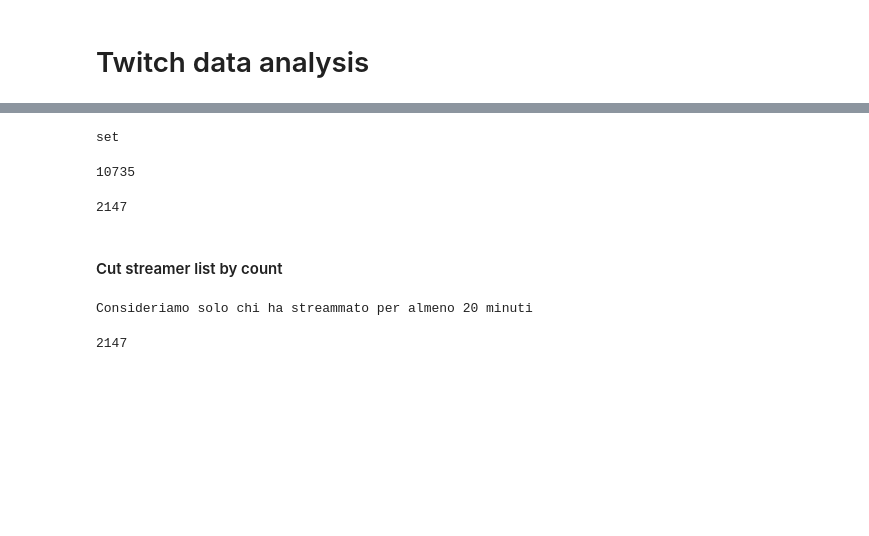
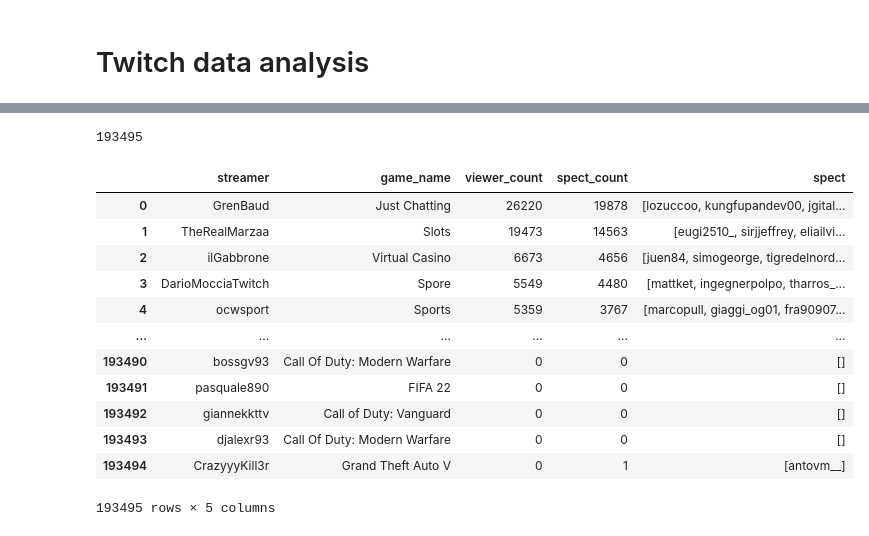
Before and after one commit to gianscuri/Italian_Twitch_Community_Graph_Database, a Jupyter notebook: Data_cleaning.ipynb, the cells around one changed output, grey strips where cells are left out. Cells and saved outputs as stored; diff of their text form; code cells hidden in the pictures; blank space fills up the shorter version.

```diff
--- a/Data_cleaning.ipynb
+++ b/Data_cleaning.ipynb
@@ -128,3 +127,8 @@ for streamer in data_dict[time_obj].keys():
+# %%
+def remove_bot(spect_with_bot, bot_set):
+    return list(set(spect_with_bot) - bot_set)
 # %%
-for streamer in data_dict[time_obj].keys():
-    data_dict[time_obj][streamer]['spect']= remove_bot2(data_dict[time_obj][streamer]['spect'])
+bot_set = set(bot_list)
+for time_obj in data_dict.keys():
+    for streamer in data_dict[time_obj].keys():
+        data_dict[time_obj][streamer]['spect'] = remove_bot(data_dict[time_obj][streamer]['spect'], bot_set)
@@ -133,42 +168,40 @@ for streamer in data_dict[time_obj].keys():
-# %%
-streamer = set()
-
-for istante in data_dict.keys():
-    new = set(data_dict[istante].keys()) - streamer
-    notnew = set(data_dict[istante].keys()) - new
-
-    #if
-    streamer
-
-    #streamer_repeated.extend(list(data_dict[istante].keys()))
-
-#len(streamer_repeated)
-type(notnew)
-# %% [output]
-set
 # %%
 streamer_repeated = []
+game_name_repeated = []
+viewer_count_repeated = []
+spect_count_repeated = []
+spect_repeated = []
 
-for istante in data_dict.keys():
-    streamer_repeated.extend(list(data_dict[istante].keys()))
+for istante, value in data_dict.items():
+    streamer_repeated.extend(list(value.keys()))
+    for streamer, val in value.items():
+        game_name_repeated.append(val['game_name'])
+        viewer_count_repeated.append(val['viewer_count'])
+        spect_count_repeated.append(len(val['spect']))
+        spect_repeated.append(val['spect'])
 
 len(streamer_repeated)
 # %% [output]
-10735
+193495
-# %%
-streamer_dict = dict(Counter(streamer_repeated))
-len(streamer_dict.keys())
-# %% [output]
-2147
-# %% [markdown]
-#### Cut streamer list by count
-# %%
-min_stream_time = 2
-print(f'Consideriamo solo chi ha streammato per almeno {5 * freq * min_stream_time} minuti')
-
-streamer_dict_cut = {key:val for key, val in streamer_dict.items() if val > min_stream_time}
-streamer_list_cut = [*streamer_dict_cut]
-len(streamer_dict_cut.keys())
-# %% [output]
-Consideriamo solo chi ha streammato per almeno 20 minuti
-2147
+# %%
+streamer_repeated = pd.DataFrame({'streamer': streamer_repeated,
+                                  'game_name': game_name_repeated,
+                                  'viewer_count': viewer_count_repeated,
+                                  'spect_count': spect_count_repeated,
+                                  'spect': spect_repeated
+                                 })
+streamer_repeated
+# %% [output]
+|  | streamer | game_name | viewer_count | spect_count | spect |
+| 0 | GrenBaud | Just Chatting | 26220 | 19878 | [lozuccoo, kungfupandev00, jgital... |
+| 1 | TheRealMarzaa | Slots | 19473 | 14563 | [eugi2510_, sirjjeffrey, eliailvi... |
+| 2 | ilGabbrone | Virtual Casino | 6673 | 4656 | [juen84, simogeorge, tigredelnord... |
+| 3 | DarioMocciaTwitch | Spore | 5549 | 4480 | [mattket, ingegnerpolpo, tharros_... |
+| 4 | ocwsport | Sports | 5359 | 3767 | [marcopull, giaggi_og01, fra90907... |
+| ... | ... | ... | ... | ... | ... |
+| 193490 | bossgv93 | Call Of Duty: Modern Warfare | 0 | 0 | [] |
+| 193491 | pasquale890 | FIFA 22 | 0 | 0 | [] |
+| 193492 | giannekkttv | Call of Duty: Vanguard | 0 | 0 | [] |
+| 193493 | djalexr93 | Call Of Duty: Modern Warfare | 0 | 0 | [] |
+| 193494 | CrazyyyKill3r | Grand Theft Auto V | 0 | 1 | [antovm__] |
+193495 rows × 5 columns
```
Also changed, not shown: parts of 35 cells of this notebook, 11 other files.
